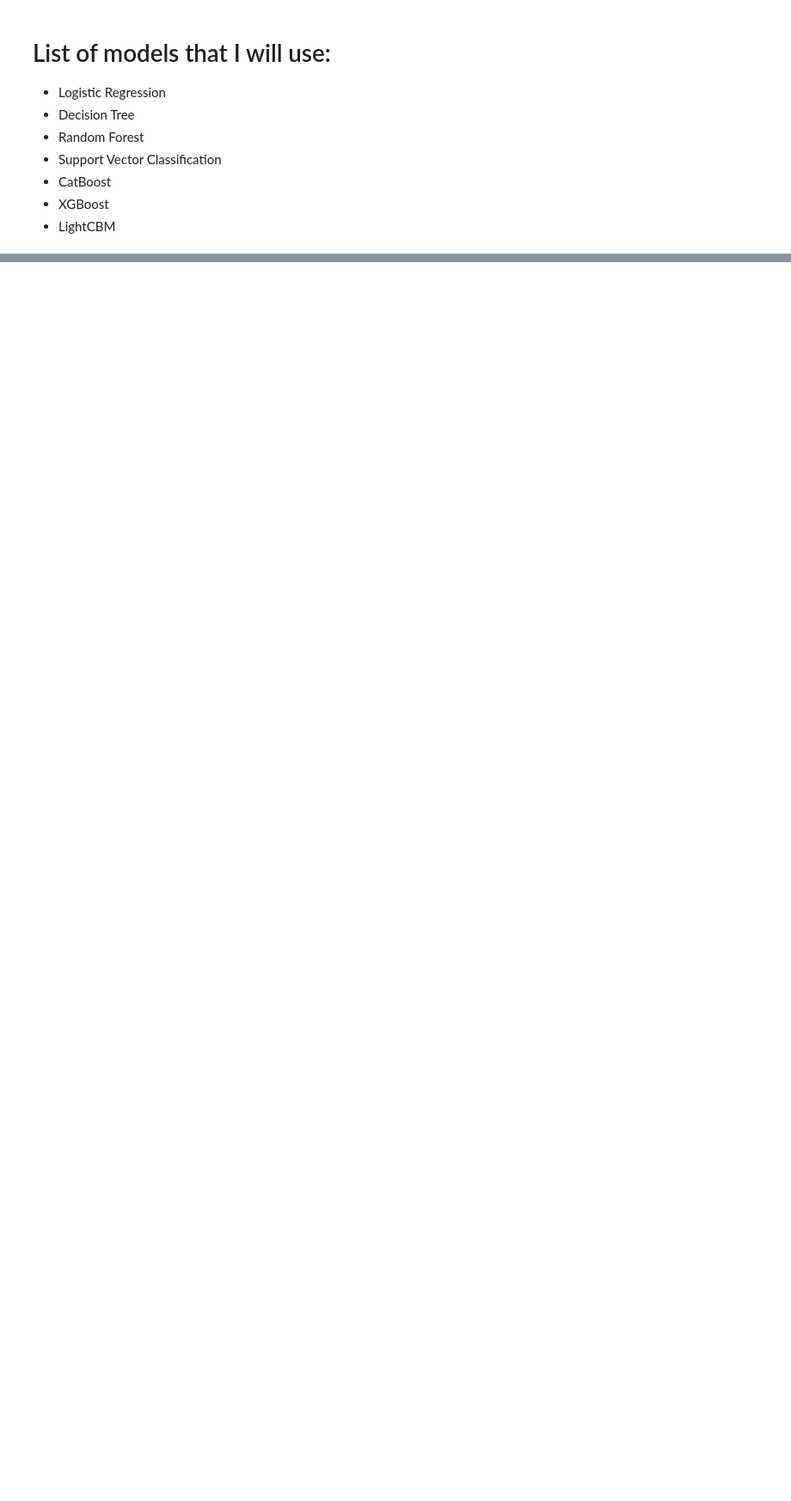
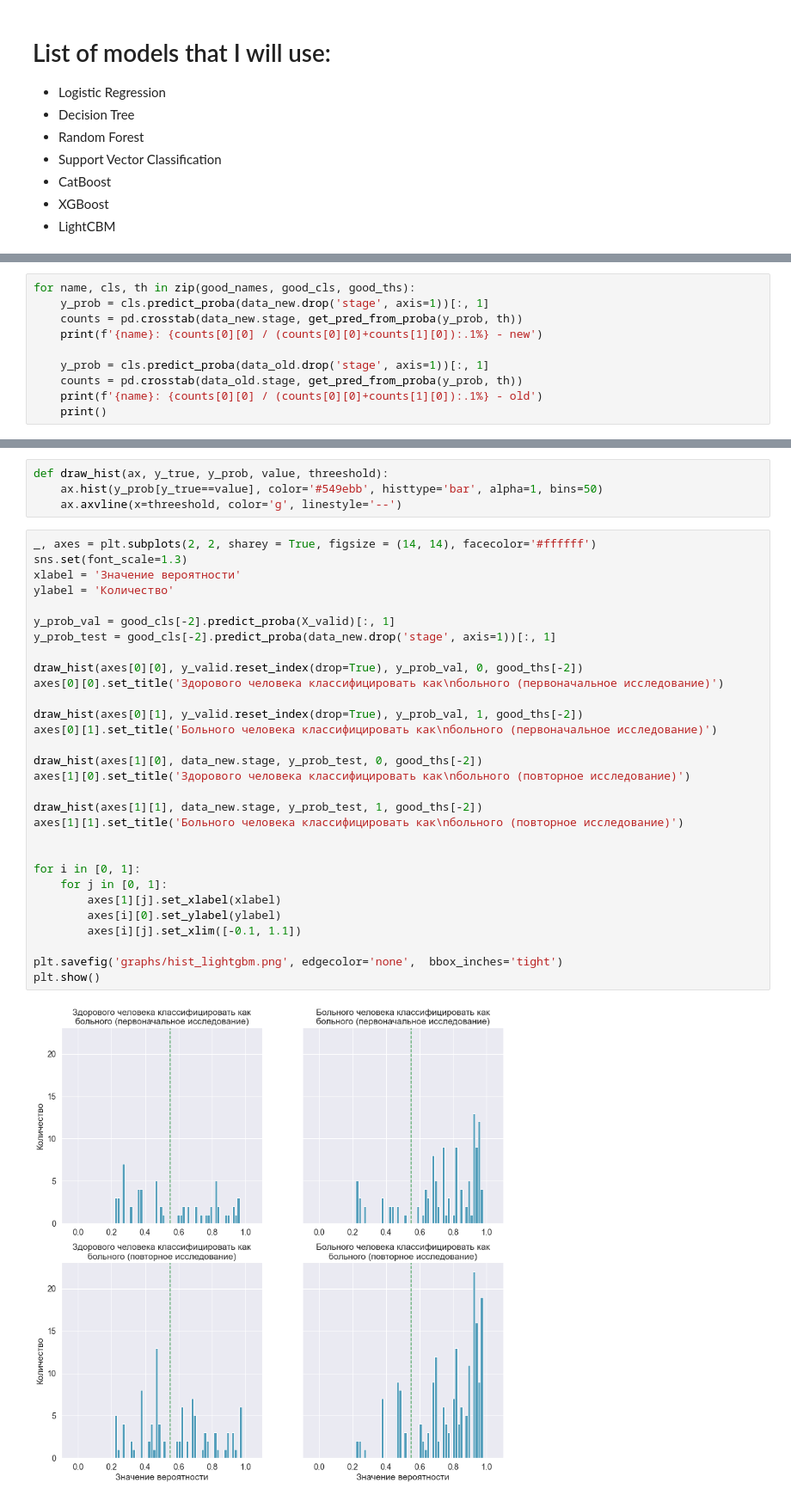
Before and after one commit to Khlebovich-Alexandra/Course-Work, a Jupyter notebook: test_models.ipynb, the cells around one changed output, grey strips where cells are left out. Shown at 86% size. Saved outputs shown, nothing was run; the diff lists cells and outputs as text; blank space fills up the shorter version.

```diff
--- a/test_models.ipynb
+++ b/test_models.ipynb
@@ -199,0 +300,10 @@ print(tabulate(table, headers=['', 'Old Data', 'New Data', 'Crosstab Validate',
+# %%
+for name, cls, th in zip(good_names, good_cls, good_ths):
+    y_prob = cls.predict_proba(data_new.drop('stage', axis=1))[:, 1]
+    counts = pd.crosstab(data_new.stage, get_pred_from_proba(y_prob, th))
+    print(f'{name}: {counts[0][0] / (counts[0][0]+counts[1][0]):.1%} - new')
+
+    y_prob = cls.predict_proba(data_old.drop('stage', axis=1))[:, 1]
+    counts = pd.crosstab(data_old.stage, get_pred_from_proba(y_prob, th))
+    print(f'{name}: {counts[0][0] / (counts[0][0]+counts[1][0]):.1%} - old')
+    print()
@@ -199,0 +327,36 @@ print(tabulate(table, headers=['', 'Old Data', 'New Data', 'Crosstab Validate',
+# %%
+def draw_hist(ax, y_true, y_prob, value, threeshold):
+    ax.hist(y_prob[y_true==value], color='#549ebb', histtype='bar', alpha=1, bins=50)
+    ax.axvline(x=threeshold, color='g', linestyle='--')
+# %%
+_, axes = plt.subplots(2, 2, sharey = True, figsize = (14, 14), facecolor='#ffffff')
+sns.set(font_scale=1.3)
+xlabel = 'Значение вероятности'
+ylabel = 'Количество'
+
+y_prob_val = good_cls[-2].predict_proba(X_valid)[:, 1]
+y_prob_test = good_cls[-2].predict_proba(data_new.drop('stage', axis=1))[:, 1]
+
+draw_hist(axes[0][0], y_valid.reset_index(drop=True), y_prob_val, 0, good_ths[-2])
+axes[0][0].set_title('Здорового человека классифицировать как\nбольного (первоначальное исследование)')
+
+draw_hist(axes[0][1], y_valid.reset_index(drop=True), y_prob_val, 1, good_ths[-2])
+axes[0][1].set_title('Больного человека классифицировать как\nбольного (первоначальное исследование)')
+
+draw_hist(axes[1][0], data_new.stage, y_prob_test, 0, good_ths[-2])
+axes[1][0].set_title('Здорового человека классифицировать как\nбольного (повторное исследование)')
+
+draw_hist(axes[1][1], data_new.stage, y_prob_test, 1, good_ths[-2])
+axes[1][1].set_title('Больного человека классифицировать как\nбольного (повторное исследование)')
+
+
+for i in [0, 1]:
+    for j in [0, 1]:
+        axes[1][j].set_xlabel(xlabel)
+        axes[i][0].set_ylabel(ylabel)
+        axes[i][j].set_xlim([-0.1, 1.1])
+
+plt.savefig('graphs/hist_lightgbm.png', edgecolor='none',  bbox_inches='tight')
+plt.show()
+# %% [output]
+[figure, added]
```
Also changed, not shown: parts of 26 cells of this notebook, 6 other files.
